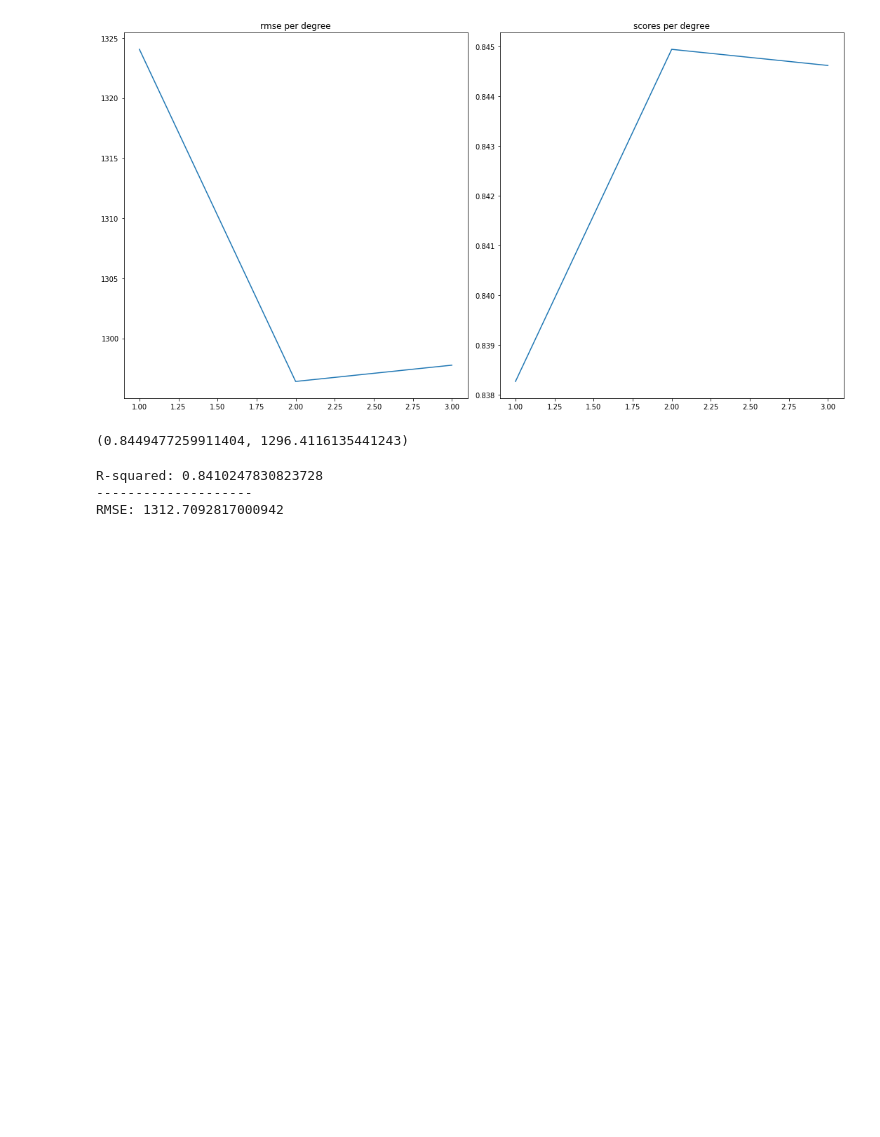
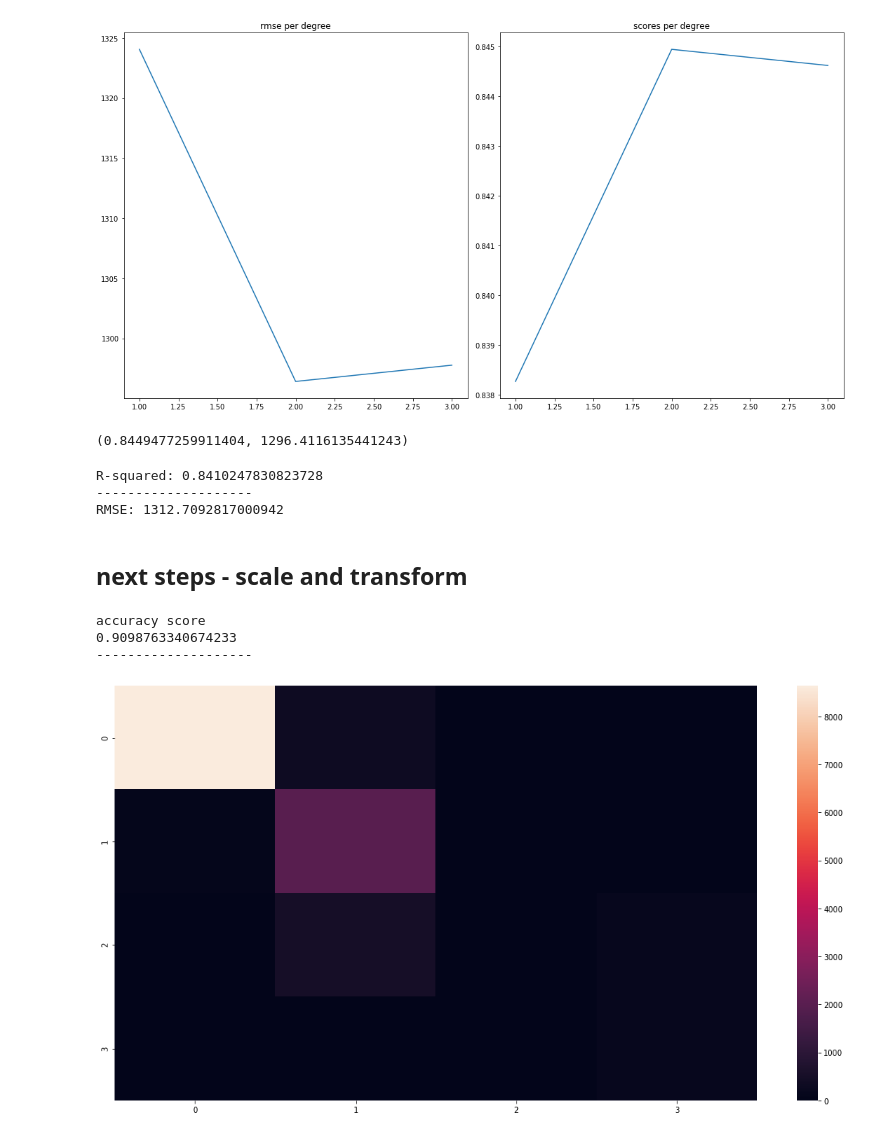
Before and after one commit to ArielJosephCohen/diamonds, a Jupyter notebook: first_model.ipynb, the cells around one changed output. Cells and saved outputs as stored; diff of their text form; code cells hidden in the pictures; blank space fills up the shorter version.

```diff
--- a/first_model.ipynb
+++ b/first_model.ipynb
@@ -429,19 +429,3 @@ RMSE: 672.0474894079686
-# %%
-df_bc=df_new.copy()
-for col in df_bc.select_dtypes(exclude='O').columns:
-    df_bc[col]=list(df_bc.boxcox(aaaa[col]+0.5))[0]
-# %%
-ma = MaxAbsScaler()
-ss = StandardScaler()
-
-df_new_ss=df_new.copy()
-df_new_ma=df_new.copy()
-
-for col in df_new_ma.columns:
-    df_new_ma[col]=ma.fit_transform(df_new_ma[[col]])
-
-for col in df_new_ss.columns:
-    df_new_ss[col]=ss.fit_transform(df_new_ss[[col]])
 # %%
 # polynomial regression models
 def polynomial_regression_model(df,target,deg,mod,preds=False):
@@ -502,3 +486,28 @@ continuous_model(X2,y2,xgbr,'price')
 R-squared: 0.8410247830823728
 --------------------
 RMSE: 1312.7092817000942
+# %% [markdown]
+## next steps - scale and transform
+# %%
+ma = MaxAbsScaler()
+ss = StandardScaler()
+
+df_new_ss=X1.copy()
+df_new_ma=X1.copy()
+df_bc=X1.copy()
+# %%
+for col in df_new_ma.select_dtypes(exclude='O').columns:
+    df_new_ma[col]=ma.fit_transform(df_new_ma[[col]])
+
+for col in df_new_ss.select_dtypes(exclude='O').columns:
+    df_new_ss[col]=ss.fit_transform(df_new_ss[[col]])
+
+for col in df_bc.select_dtypes(exclude='O').columns:
+    df_bc[col]=list(stats.boxcox(df_bc[col]+0.5))[0]
+# %%
+classification_model(df_bc,df_new.price_bin,xgbc,'price_bin')
+# %% [output]
+accuracy score
+0.9098763340674233
+--------------------
+[figure, added]
```
Also changed, not shown: parts of 5 cells of this notebook.
